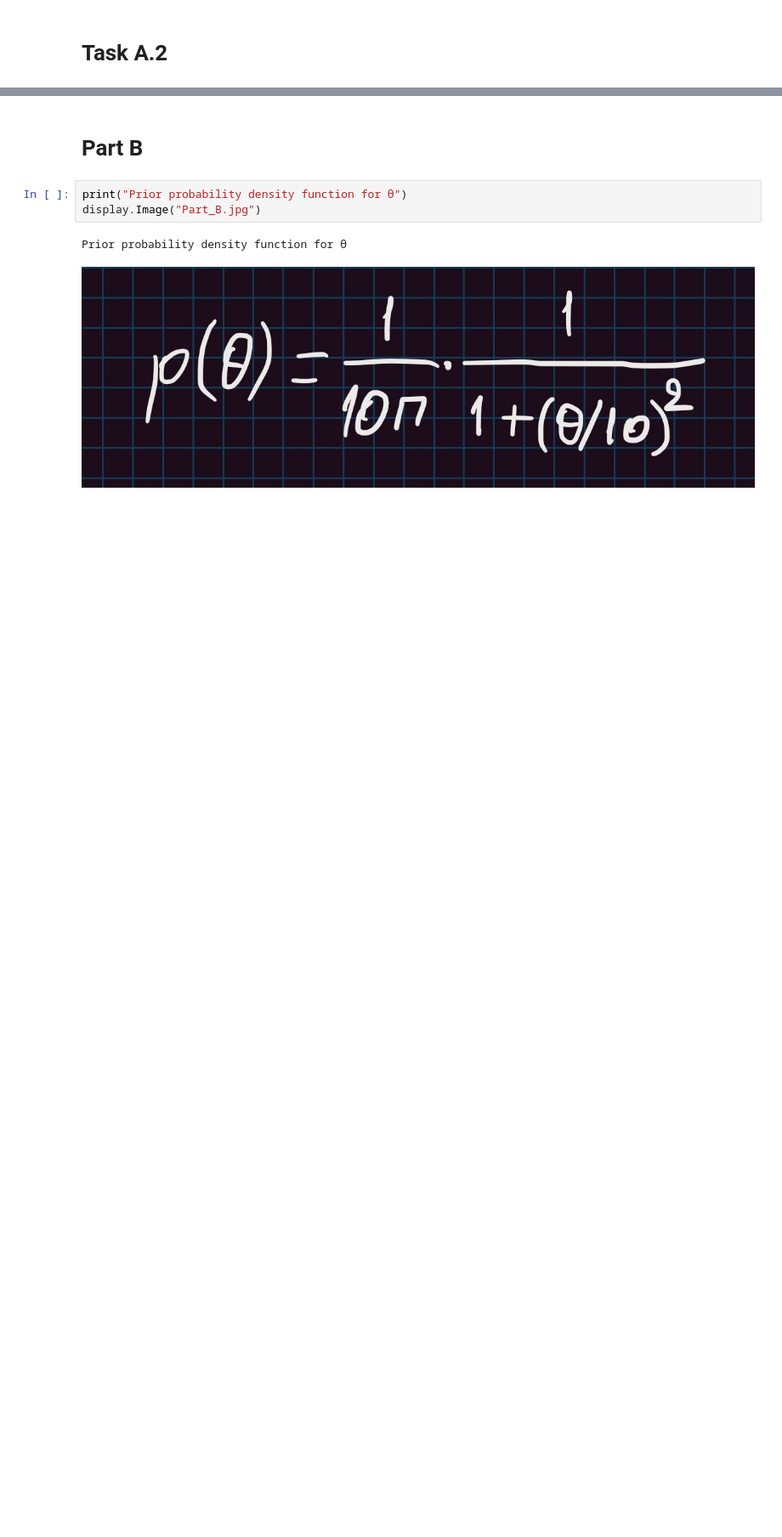
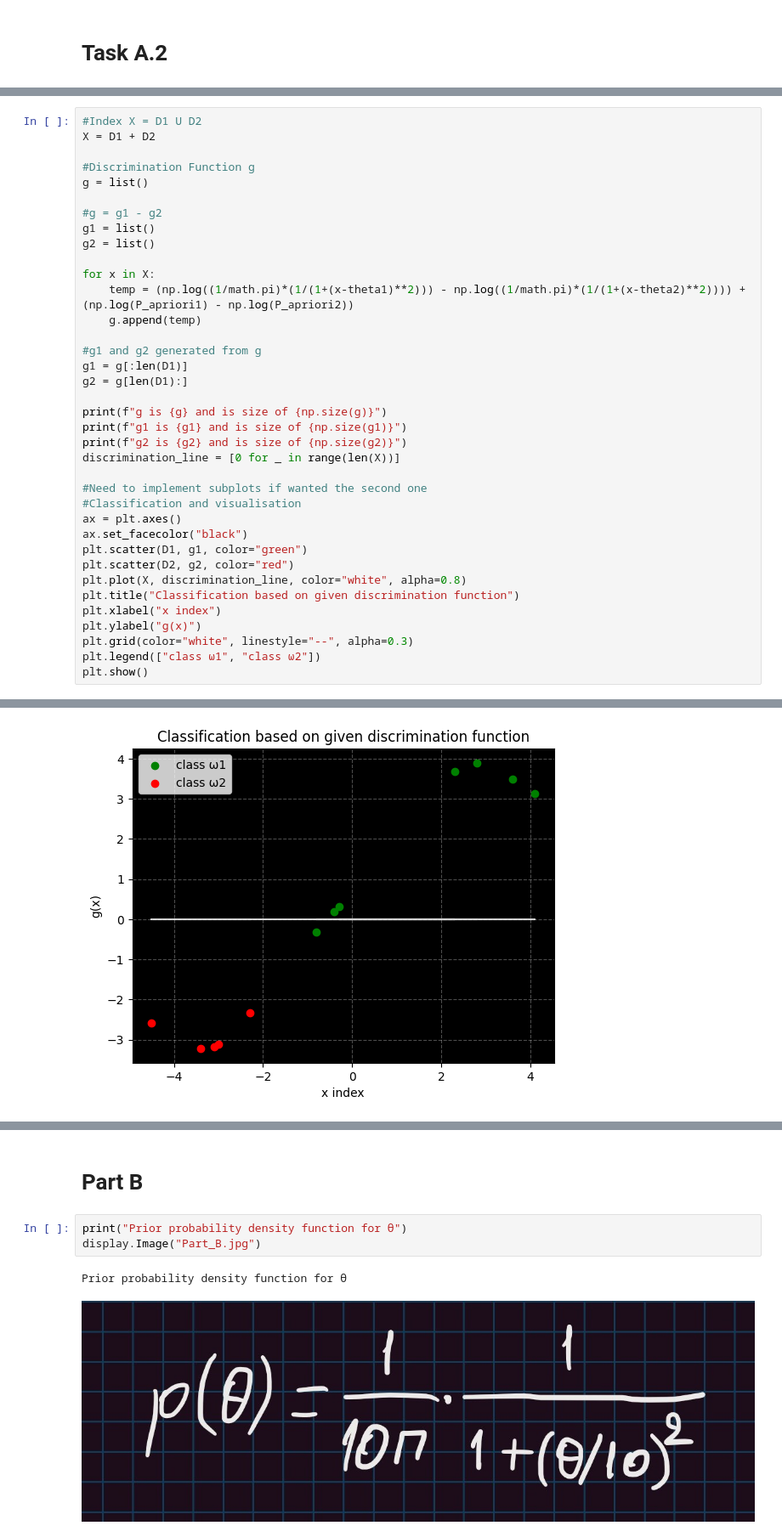
Before and after one commit to giahou2000/Gaming-statistics, a Jupyter notebook: gaming_company.ipynb, the cells around one changed output, grey strips where cells are left out. Shown at 85% size. Drawn from its saved outputs; the diff is of its cells as text; blank space fills up the shorter version.

Commit message:
Transfered Task A2 into .ipynb file
Need to add comments and optimize code

```diff
--- a/gaming_company.ipynb
+++ b/gaming_company.ipynb
@@ -91,0 +100,38 @@ Estimation of theta2: -3.1600000000113084
+# %%
+#Index X = D1 U D2
+X = D1 + D2
+
+#Discrimination Function g
+g = list()
+
+#g = g1 - g2
+g1 = list()
+g2 = list()
+
+for x in X:
+    temp = (np.log((1/math.pi)*(1/(1+(x-theta1)**2))) - np.log((1/math.pi)*(1/(1+(x-theta2)**2)))) + (np.log(P_apriori1) - np.log(P_apriori2))
+    g.append(temp)
+
+#g1 and g2 generated from g
+g1 = g[:len(D1)]
+g2 = g[len(D1):]
+
+print(f"g is {g} and is size of {np.size(g)}")
+print(f"g1 is {g1} and is size of {np.size(g1)}")
+print(f"g2 is {g2} and is size of {np.size(g2)}")
+discrimination_line = [0 for _ in range(len(X))]
+
+#Need to implement subplots if wanted the second one
+#Classification and visualisation
+ax = plt.axes()
+ax.set_facecolor("black")
+plt.scatter(D1, g1, color="green")
+plt.scatter(D2, g2, color="red")
+plt.plot(X, discrimination_line, color="white", alpha=0.8)
+plt.title("Classification based on given discrimination function")
+plt.xlabel("x index")
+plt.ylabel("g(x)")
+plt.grid(color="white", linestyle="--", alpha=0.3)
+plt.legend(["class ω1", "class ω2"])
+plt.show()
+# %% [output]
@@ -91,0 +141 @@ Estimation of theta2: -3.1600000000113084
+[figure, added]
```
Also changed, not shown: parts of 4 cells of this notebook.
